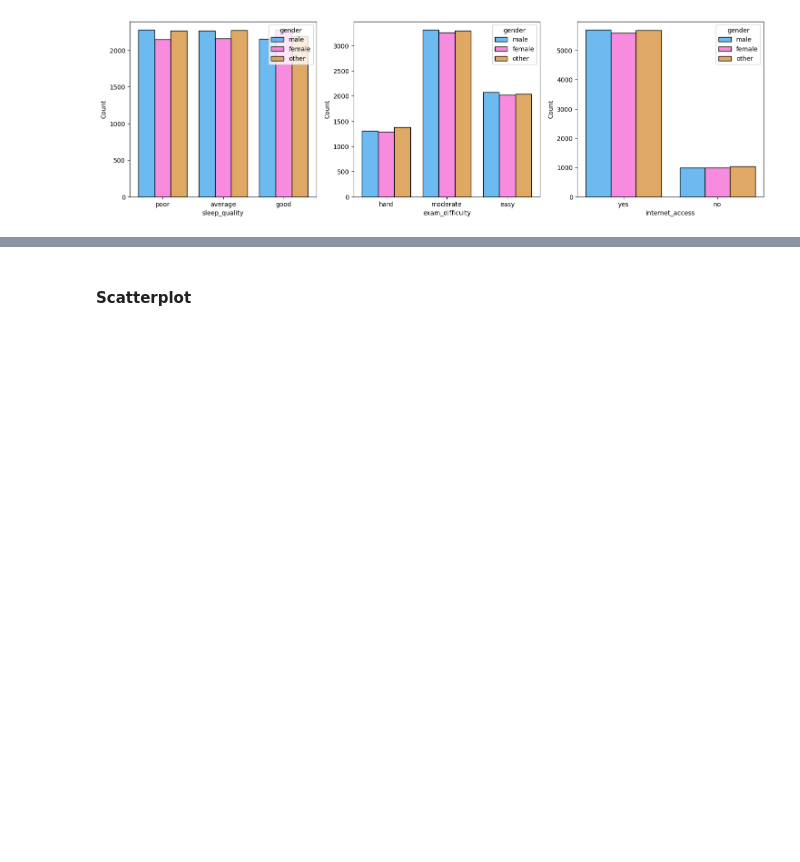
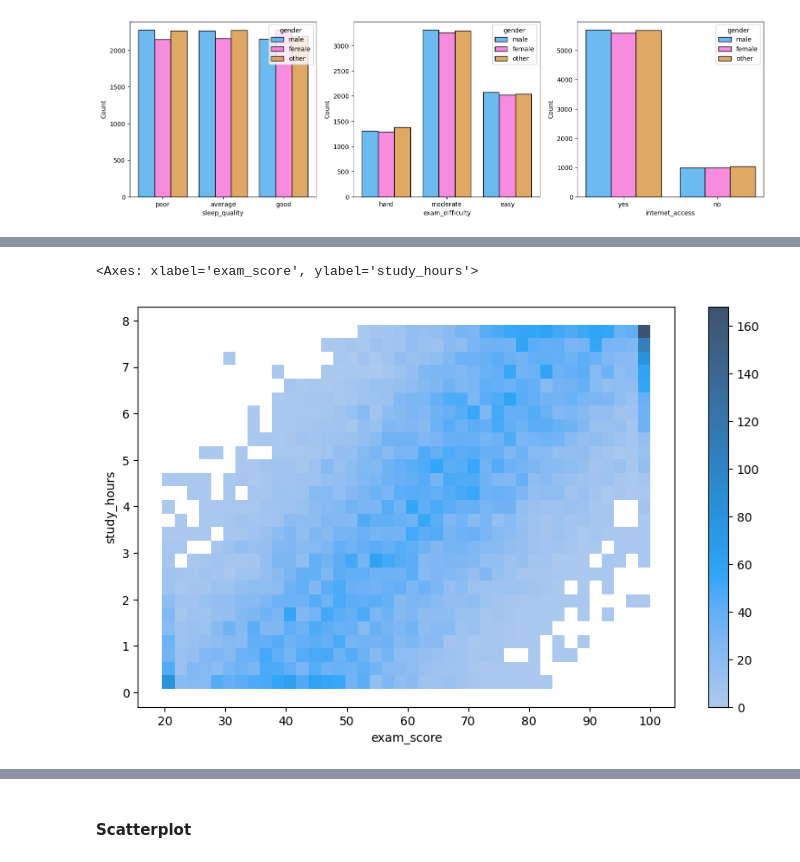
Before and after one commit to javokhircoding/ExamScorePrediction, a Jupyter notebook: src/main.ipynb, the cells around one changed output, grey strips where cells are left out. Cells and saved outputs as stored; diff of their text form; code cells hidden in the pictures; blank space fills up the shorter version.

```diff
--- a/src/main.ipynb
+++ b/src/main.ipynb
@@ -222,0 +240,9 @@ sns.histplot(data=df_raw,
+# %%
+plt.figure(figsize=(10, 6))
+sns.histplot(data=df_raw,
+             x="exam_score",
+             y="study_hours",
+             cbar=True)
+# %% [output]
+<Axes: xlabel='exam_score', ylabel='study_hours'>
+[figure, added]
```
Also changed, not shown: parts of 3 cells of this notebook.
